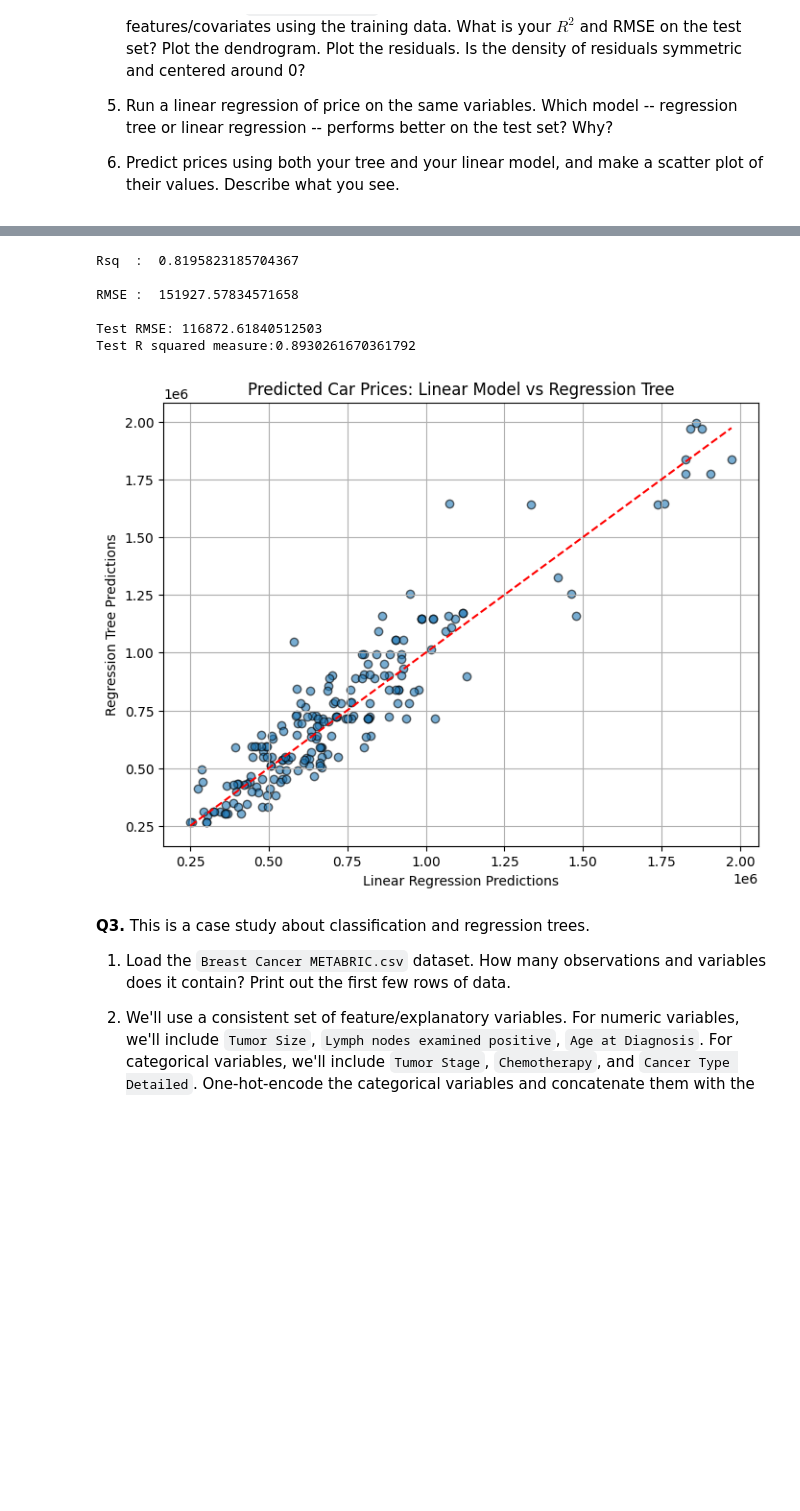
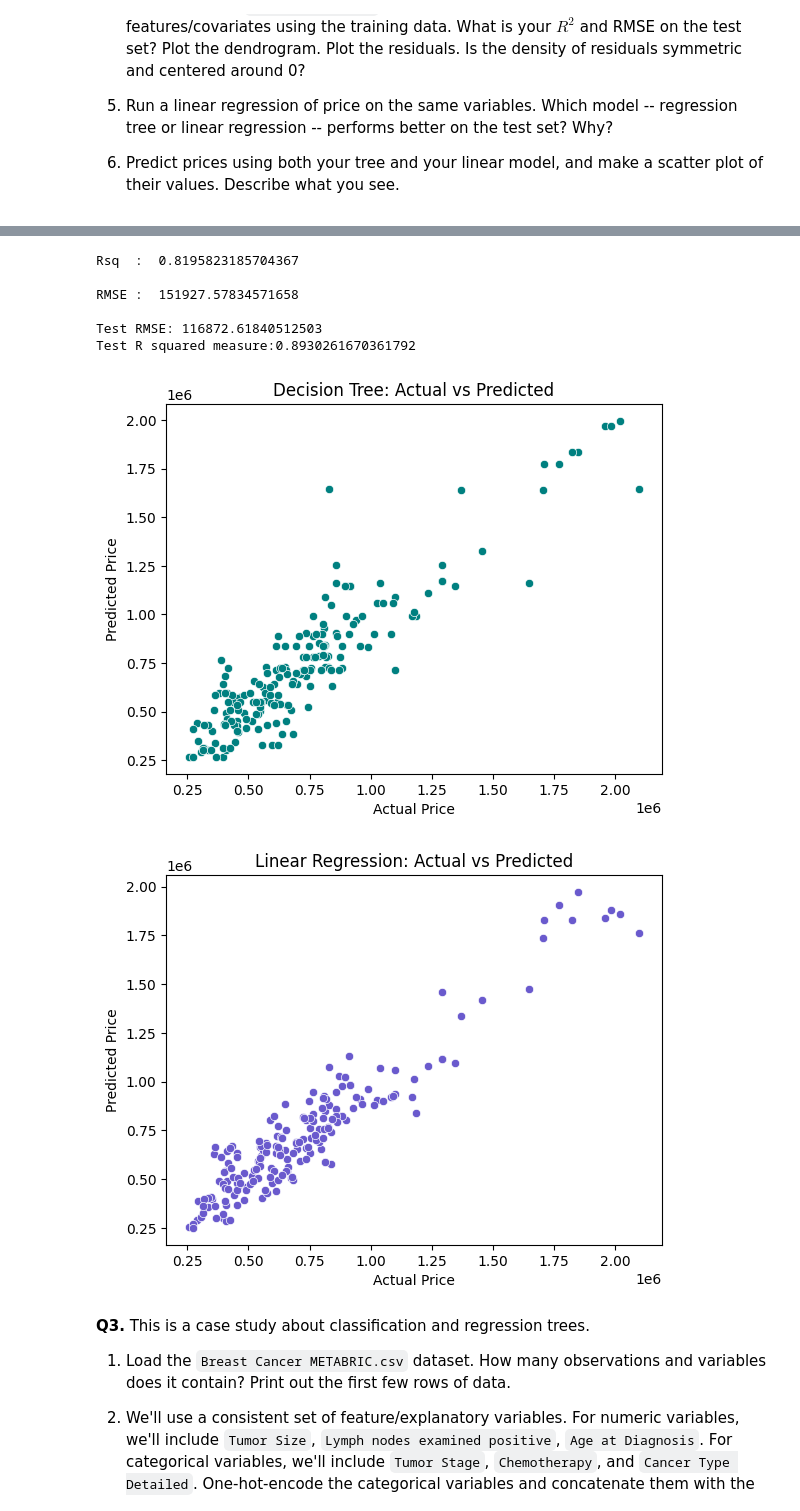
Before and after one commit to yuinab/trees, a Jupyter notebook: assignment/assignment.ipynb, the cells around one changed output, grey strips where cells are left out. Saved outputs shown, nothing was run; the diff lists cells and outputs as text; code cells hidden in the pictures; blank space fills up the shorter version.

```diff
--- a/assignment/assignment.ipynb
+++ b/assignment/assignment.ipynb
@@ -120,36 +120,61 @@ test_rmse = np.sqrt(mean_squared_error(y_test, y_test_pred))
 print(f"Test RMSE: {test_rmse}")
 print(f"Test R squared measure:{test_reg.score(X_test, y_test)}") # R squared measure
 
-#The linear regression performs better, with a higher Rsq value and lower RMSE value
+#The linear regression performs better, with a higher Rsq value and lower RMSE value.
+#This is because the test set is more linear so the linear regression describes the values more in line with what is going on with the data.
 
 #6
+
+# Create a DataFrame to hold both predictions
+predictions_df = pd.DataFrame({
+    'Decision Tree Predictions': y_hat,
+    'Linear Regression Predictions': y_test_pred,
+    'Actual Price': y_test.values
+})
+
+# Scatterplot: Actual vs Predicted (Decision Tree)
+sns.scatterplot(x=y_test, y=y_hat, color='teal')
+plt.title('Decision Tree: Actual vs Predicted')
+plt.xlabel('Actual Price')
+plt.ylabel('Predicted Price')
+plt.show()
+
+# Scatterplot: Actual vs Predicted (Linear Regression)
+sns.scatterplot(x=y_test, y=y_test_pred, color='slateblue')
+plt.title('Linear Regression: Actual vs Predicted')
+plt.xlabel('Actual Price')
+plt.ylabel('Predicted Price')
+plt.show()
+
+#The linear regression is more tightly bound and has less outliers.
 # %% [output]
 (976, 12)
    Unnamed: 0        Make  Make_Year   Color  Body_Type  Mileage_Run  \
 0           1  Volkswagen       2017  silver      sedan        44611
 1           2     Hyundai       2016     red  crossover        20305
 2           3       Honda       2019   white        suv        29540
 3           4     Renault       2017  bronze  hatchback        35680
 4           5     Hyundai       2017  orange  hatchback        25126
 
   No_of_Owners  Seating_Capacity Fuel_Type Transmission Transmission_Type  \
 0          1st                 5    diesel      7-Speed         Automatic
 1          1st                 5    petrol      5-Speed            Manual
 2          2nd                 5    petrol      5-Speed            Manual
 ... (52 lines left out)
 
 23 Rsq  :  0.7827620093806629
 
 24 Rsq  :  0.7817642912901634
 [figure]
 [figure]
 Rsq  :  0.8195823185704367
 
 RMSE :  151927.57834571658
 
 Test RMSE: 116872.61840512503
 Test R squared measure:0.8930261670361792
-[figure, old version]
+[figure, new version]
+[figure, added]
 # %% [markdown]
 **Q3.** This is a case study about classification and regression trees.
 
```
Also changed, not shown: parts of 1 cell of this notebook.
